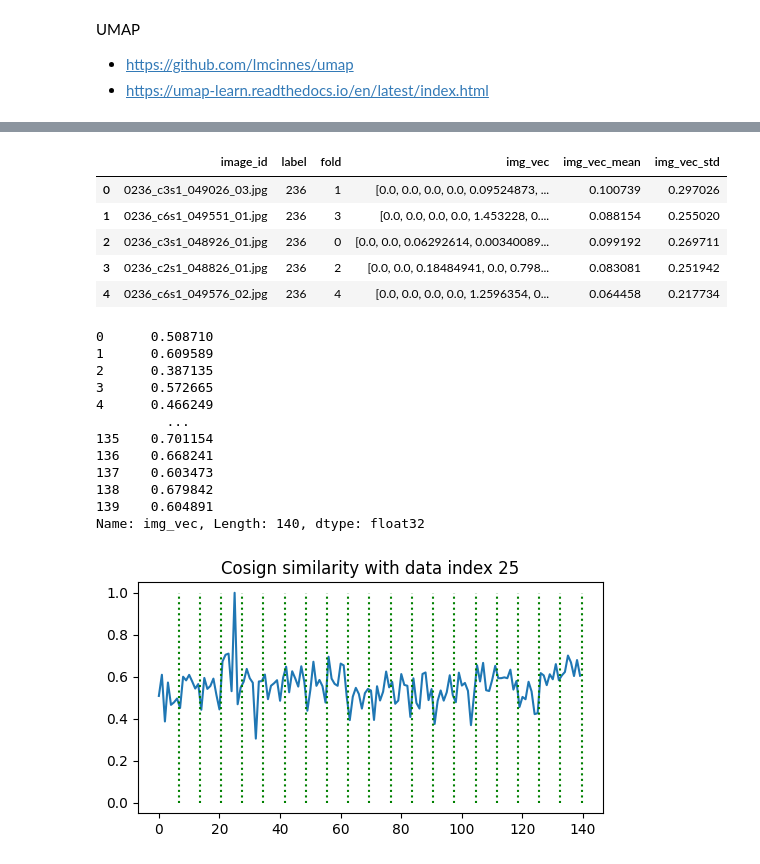
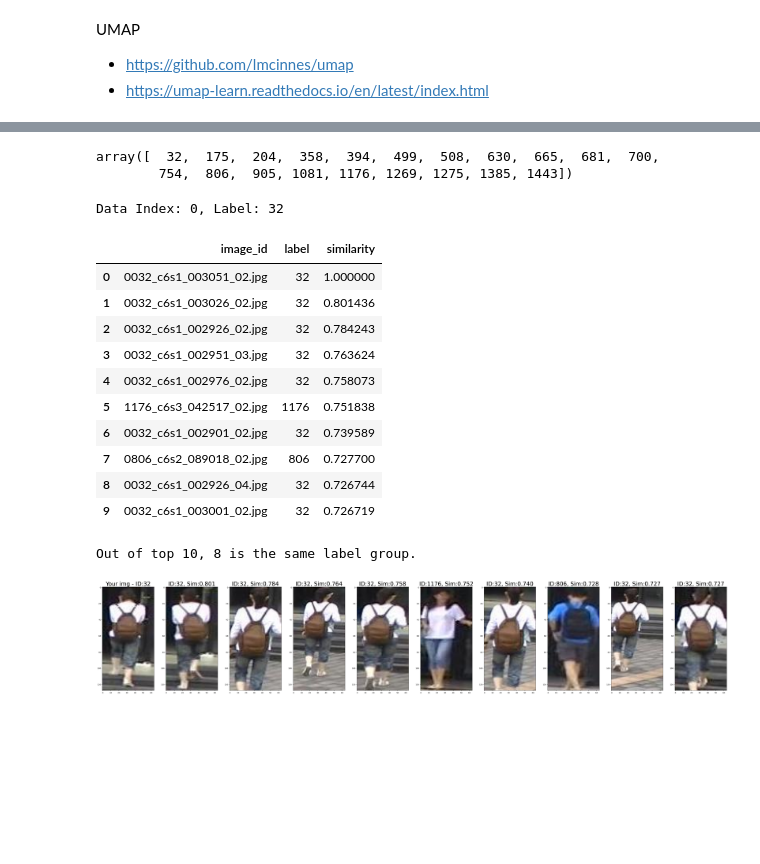
Before and after one commit to yukismd/DL_for_ImageData_and_Finetuning, a Jupyter notebook: metriclearning/PT/feature_extraction.ipynb, the cells around one changed output, grey strips where cells are left out. Cells and saved outputs as stored; diff of their text form; code cells hidden in the pictures; blank space fills up the shorter version.

```diff
--- a/metriclearning/PT/feature_extraction.ipynb
+++ b/metriclearning/PT/feature_extraction.ipynb
@@ -425,10 +380,7 @@ cos_sim(df_sample_res.loc[0,'img_vec'], df_sample_res.loc[40,'img_vec'])
-# %%
-df_sample_res.head()
-# %% [output]
-|  | image_id | label | fold | img_vec | img_vec_mean | img_vec_std |
-| 0 | 0236_c3s1_049026_03.jpg | 236 | 1 | [0.0, 0.0, 0.0, 0.0, 0.09524873, ... | 0.100739 | 0.297026 |
-| 1 | 0236_c6s1_049551_01.jpg | 236 | 3 | [0.0, 0.0, 0.0, 0.0, 1.453228, 0.... | 0.088154 | 0.255020 |
-| 2 | 0236_c3s1_048926_01.jpg | 236 | 0 | [0.0, 0.0, 0.06292614, 0.00340089... | 0.099192 | 0.269711 |
-| 3 | 0236_c2s1_048826_01.jpg | 236 | 2 | [0.0, 0.0, 0.18484941, 0.0, 0.798... | 0.083081 | 0.251942 |
-| 4 | 0236_c6s1_049576_02.jpg | 236 | 4 | [0.0, 0.0, 0.0, 0.0, 1.2596354, 0... | 0.064458 | 0.217734 |
+# %%
+# ラベルのリスト
+df_sample_res['label'].unique()
+# %% [output]
+array([  32,  175,  204,  358,  394,  499,  508,  630,  665,  681,  700,
+        754,  806,  905, 1081, 1176, 1269, 1275, 1385, 1443])
 # %%
@@ -441,26 +428,17 @@ similarity = df_sample_res['img_vec'].apply(f)
-# %%
-similarity
-# %% [output]
-0      0.508710
-1      0.609589
-2      0.387135
-3      0.572665
-4      0.466249
-         ...
-135    0.701154
-136    0.668241
-137    0.603473
-138    0.679842
-139    0.604891
-Name: img_vec, Length: 140, dtype: float32
-# %%
-plt.figure(figsize=[6,3])
-plt.plot(similarity)
-plt.title(f'Cosign similarity with data index {idx}')
-v_lines = [6.5+i*7 for i in range(df_sample_res['label'].nunique())]
-for l in v_lines:
-    plt.vlines(l, 0, 1, color='g', linestyles='dotted')
-
-# 縦線間が同じラベル
-# %% [output]
-[figure, removed]
+# %%
+similar_images(idx=0)
+# %% [output]
+Data Index: 0, Label: 32
+|  | image_id | label | similarity |
+| 0 | 0032_c6s1_003051_02.jpg | 32 | 1.000000 |
+| 1 | 0032_c6s1_003026_02.jpg | 32 | 0.801436 |
+| 2 | 0032_c6s1_002926_02.jpg | 32 | 0.784243 |
+| 3 | 0032_c6s1_002951_03.jpg | 32 | 0.763624 |
+| 4 | 0032_c6s1_002976_02.jpg | 32 | 0.758073 |
+| 5 | 1176_c6s3_042517_02.jpg | 1176 | 0.751838 |
+| 6 | 0032_c6s1_002901_02.jpg | 32 | 0.739589 |
+| 7 | 0806_c6s2_089018_02.jpg | 806 | 0.727700 |
+| 8 | 0032_c6s1_002926_04.jpg | 32 | 0.726744 |
+| 9 | 0032_c6s1_003001_02.jpg | 32 | 0.726719 |
+Out of top 10, 8 is the same label group.
+[figure, added]
```
Also changed, not shown: parts of 34 cells of this notebook, 5 other files.
